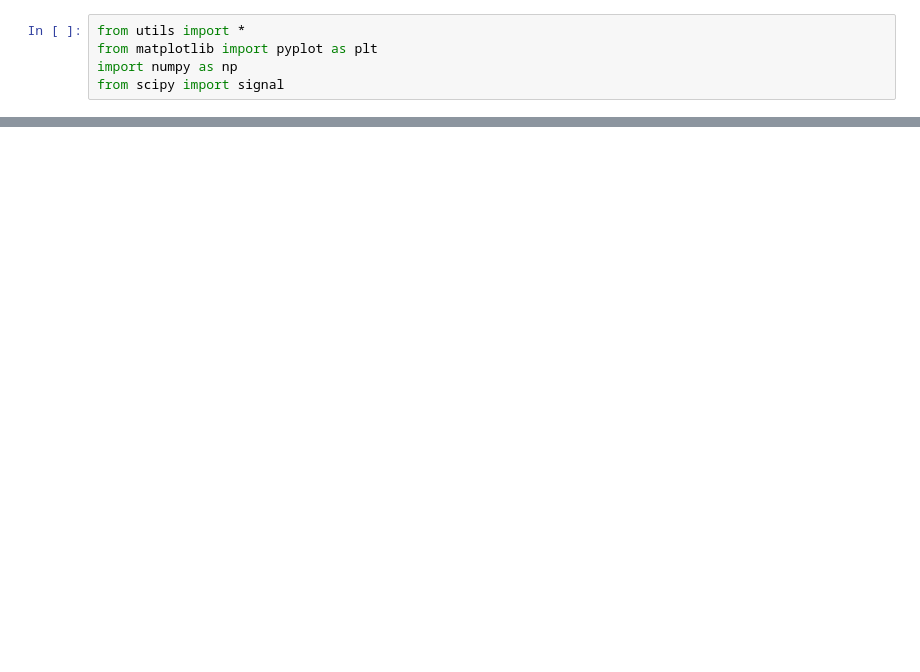
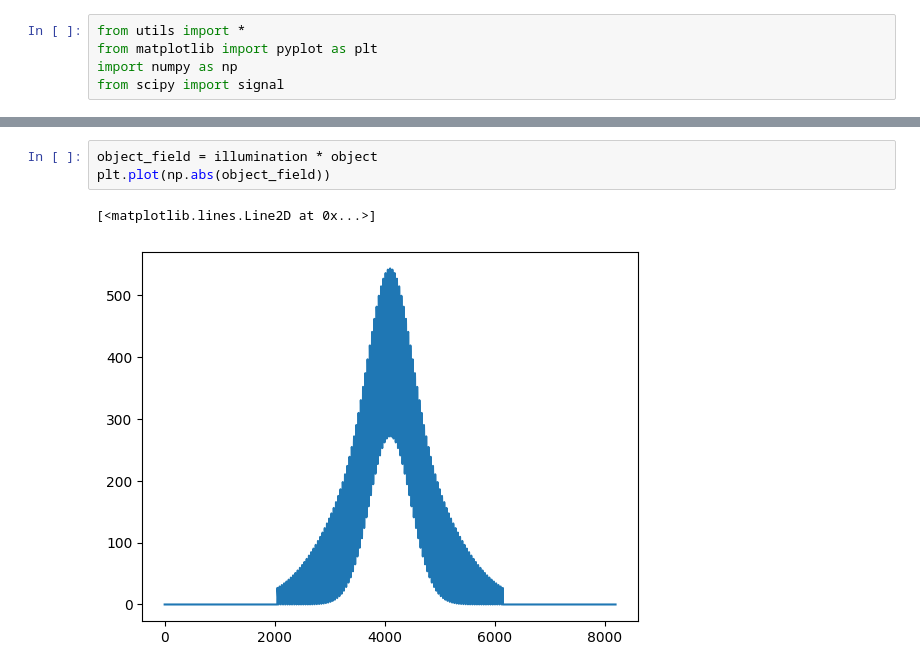
Before and after one commit to coreypowerdejong/simple_sim, a Jupyter notebook: sample_illumination.ipynb, the cells around one changed output, grey strips where cells are left out. Drawn from its saved outputs; the diff is of its cells as text; blank space fills up the shorter version.

```diff
--- a/sample_illumination.ipynb
+++ b/sample_illumination.ipynb
@@ -66,0 +78,6 @@ print(output_sample.shape)
+# %%
+object_field = illumination * object
+plt.plot(np.abs(object_field))
+# %% [output]
+[<matplotlib.lines.Line2D at 0x...>]
+[figure, added]
```
Also changed, not shown: parts of 6 cells of this notebook.
